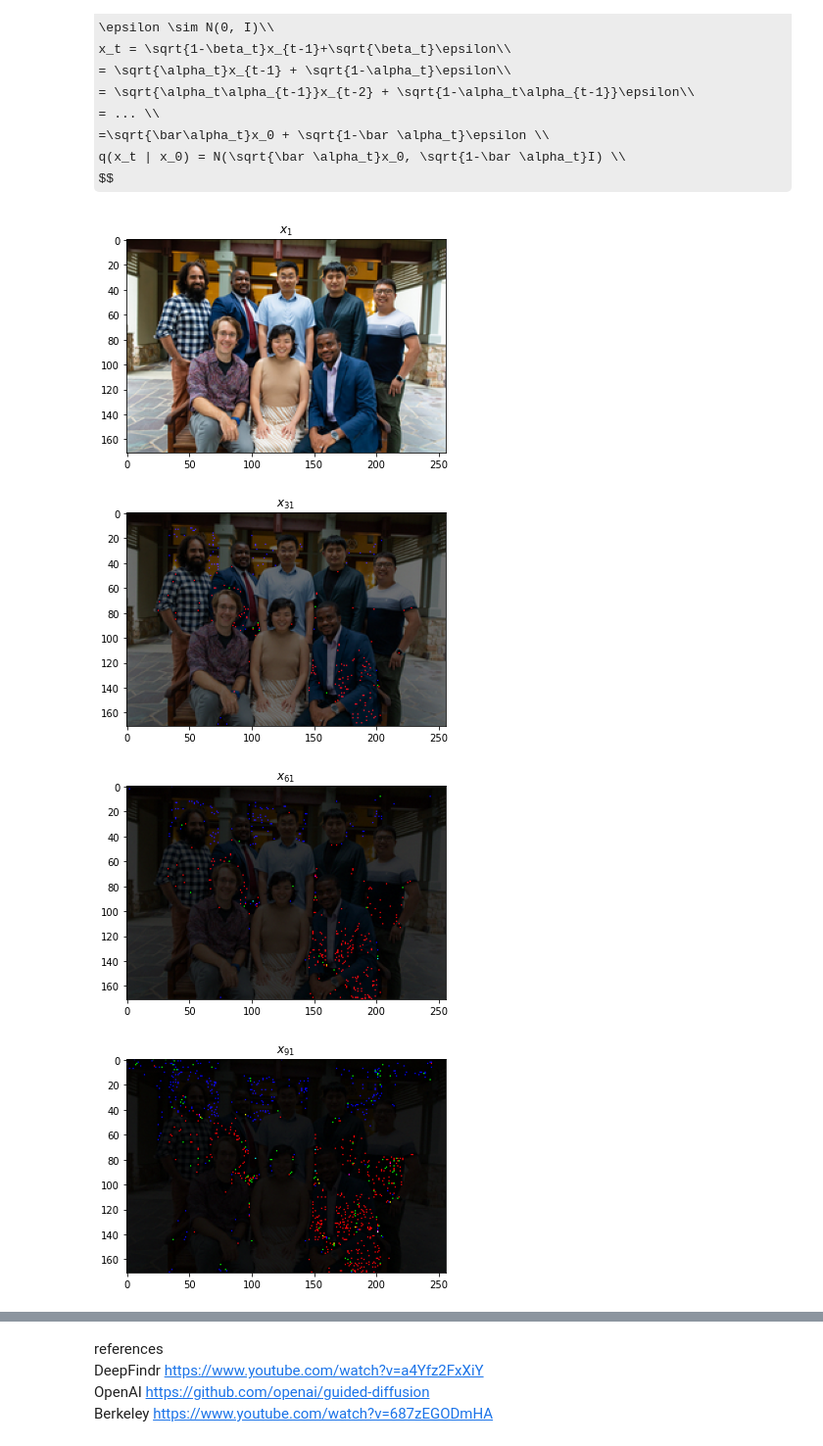
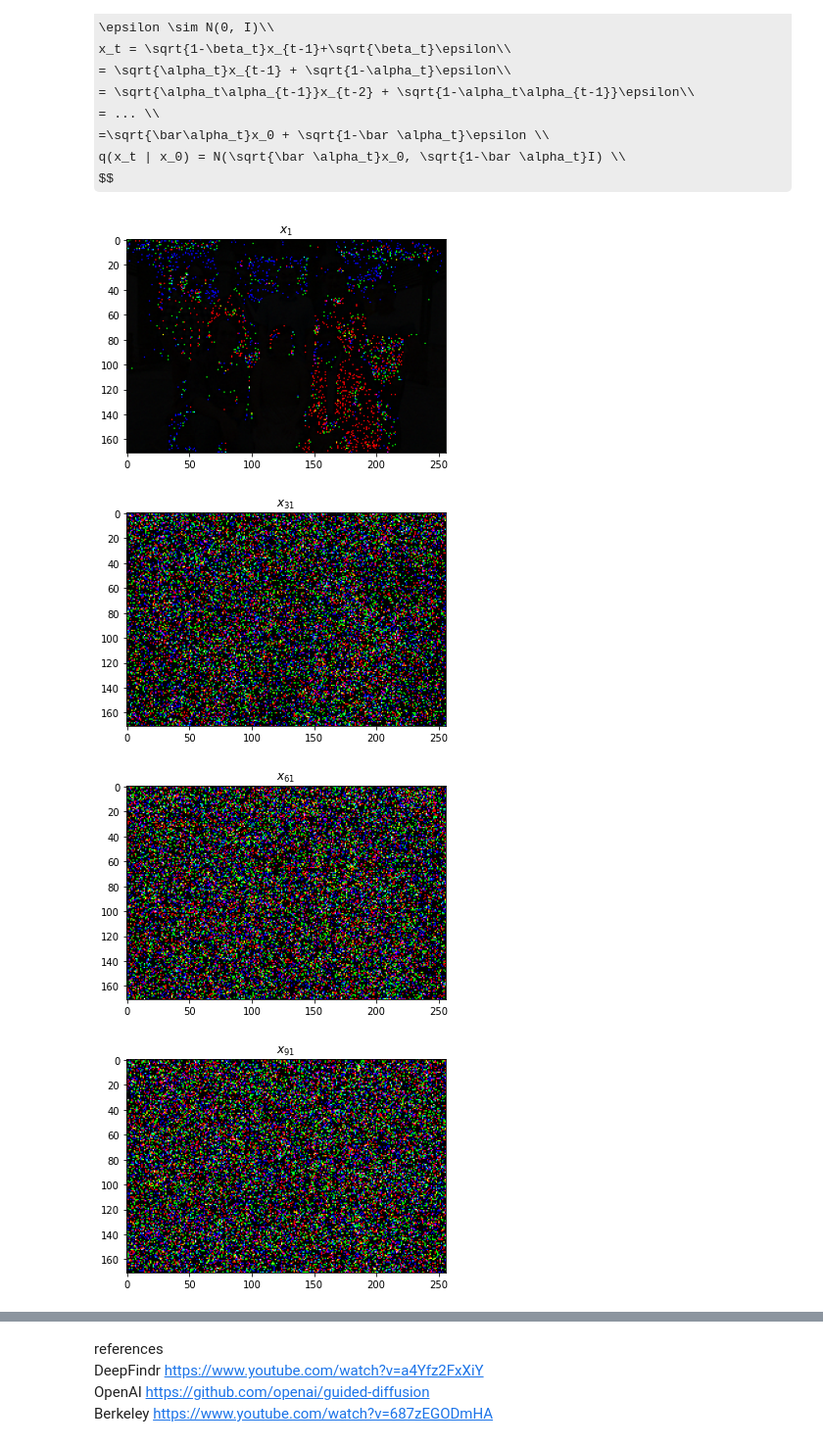
Before and after one commit to sunnyanthony/diffusion_playground, a Jupyter notebook: diffusion.ipynb, the cells around one changed output, grey strips where cells are left out. Shown at 98% size. Saved outputs shown, nothing was run; the diff lists cells and outputs as text; code cells hidden in the pictures; some formulas as TeX source.

Commit message:
implement cosin scheduler

```diff
--- a/diffusion.ipynb
+++ b/diffusion.ipynb
@@ -31,7 +31,12 @@ $$
     q(x_t | x_0) = N(\sqrt{\bar \alpha_t}x_0, \sqrt{1-\bar \alpha_t}I) \\
 $$
 # %%
+from enum import Enum, auto
 class Beta():
+  class schedule(Enum):
+    linear = auto()
+    cosin = auto()
+
   def __init__(self, start, end, times):
     """
     diffusion rate scheduler
@@ -42,14 +47,22 @@ class Beta():
     if not all([0.0 <= self.start < 1.0, 0.0 <= self.end < 1.0, self.start < self.end]):
       raise ValueError("Beta should between 0.0 and 1.0")
 
-  def get_schedule(self, typeof: str):
-    if typeof == "linear":
+  def get_schedule(self, typeof: schedule):
+    if typeof == Beta.schedule.linear:
       return np.linspace(self.start, self.end, self.times)
-    elif typeof == "cosine":
+    elif typeof == Beta.schedule.cosin:
       """
-      Prafulla Dhariwal, Alex Nichol (2021), Diffusion Models Beat GANs on Image Synthesis
+      Alex Nichol, Prafulla Dhariwal (2021), Improved Denoising Diffusion Probabilistic Models
+      \beta = 1 - \frac{\bar \alpha_t}{\bar \alpha_{t-1}}
       """
-      raise NotImplementedError(f"build you own cosine scheduler")
+      import math
+      def bar_alpha(t, s = 0.008):
+        """
+        f = cos(\frac{t/T+s}{1+s} \frac{\pi}{2})^2,\ where\ s=0.008
+        """
+        return (math.cos((t + s) / (1+s) * math.pi / 2) ** 2)
+      clip_beta = 0.999
+      return np.array([min(1 - bar_alpha((i) / self.times) / bar_alpha( (i-1) / self.times), clip_beta) for i in range(1, self.times+1)])
     return None
 # %%
 import numpy as np
@@ -64,7 +77,7 @@ class GaussianDiffusion():
   def __init__(self,
                beta: Beta,
                times = None,
-               schedulerType = "linear"):
+               schedulerType = Beta.schedule.linear):
     """
     q(x_t|x_{t-1}) = N(x_t;\sqrt{1-\beta_t}x_{t-1},\beta_tI)
     q(x_{1:t} | x_0) = \prod p(x_t|x_{t-1})
@@ -111,18 +124,18 @@ class GaussianDiffusion():
 # %%
 from matplotlib import pyplot as plt
 """
 Jonathan Ho, Ajay Jain, Pieter Abbeel (2020), Denoising Diffusion Probabilistic Models
 recommends the beta should from 0.0001 to 0.02
 """
-scheduler_end = 0.1
+scheduler_end = 0.2
 for t in range(1, 301, 30):
-  model = GaussianDiffusion(Beta(0.001, scheduler_end, t))
+  model = GaussianDiffusion(Beta(0.0001, scheduler_end, t), schedulerType= Beta.schedule.cosin)
   data = model.q_sample(np.array(img), t)
   plt.imshow(data.astype('uint8'))
   plt.title("$x_{"f"{t}""}$")
   plt.show()
 # %% [output]
-[figure, old version]
+[figure, new version]
-[figure, old version]
+[figure, new version]
-[figure, old version]
+[figure, new version]
-[figure, old version]
+[figure, new version]
```
Also changed, not shown: parts of 1 cell of this notebook.
